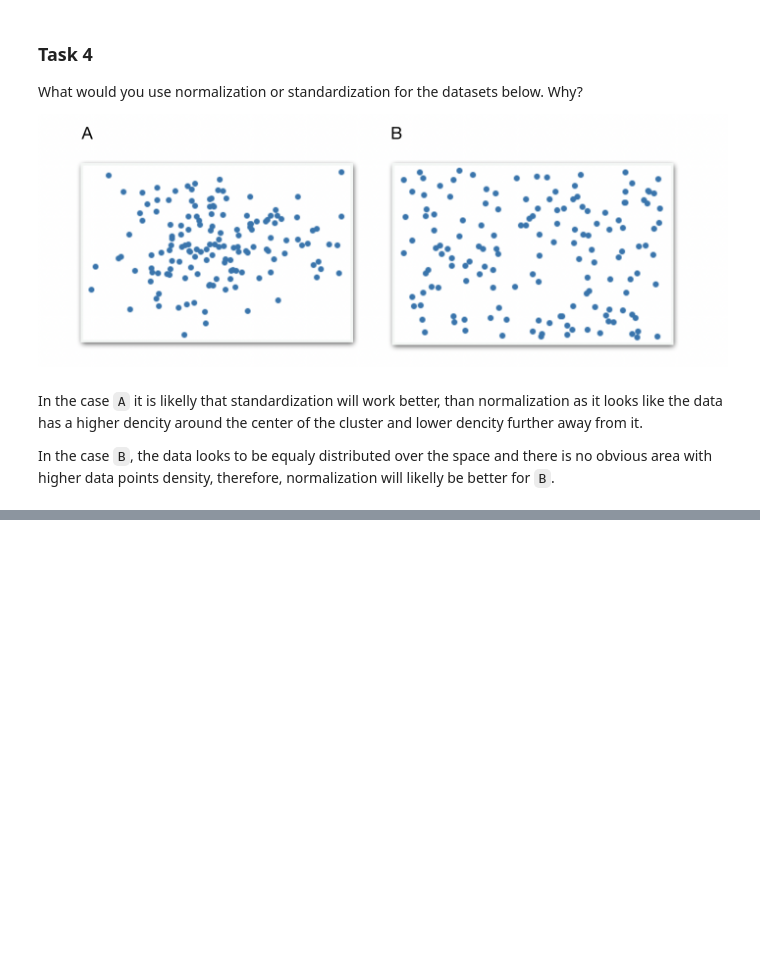
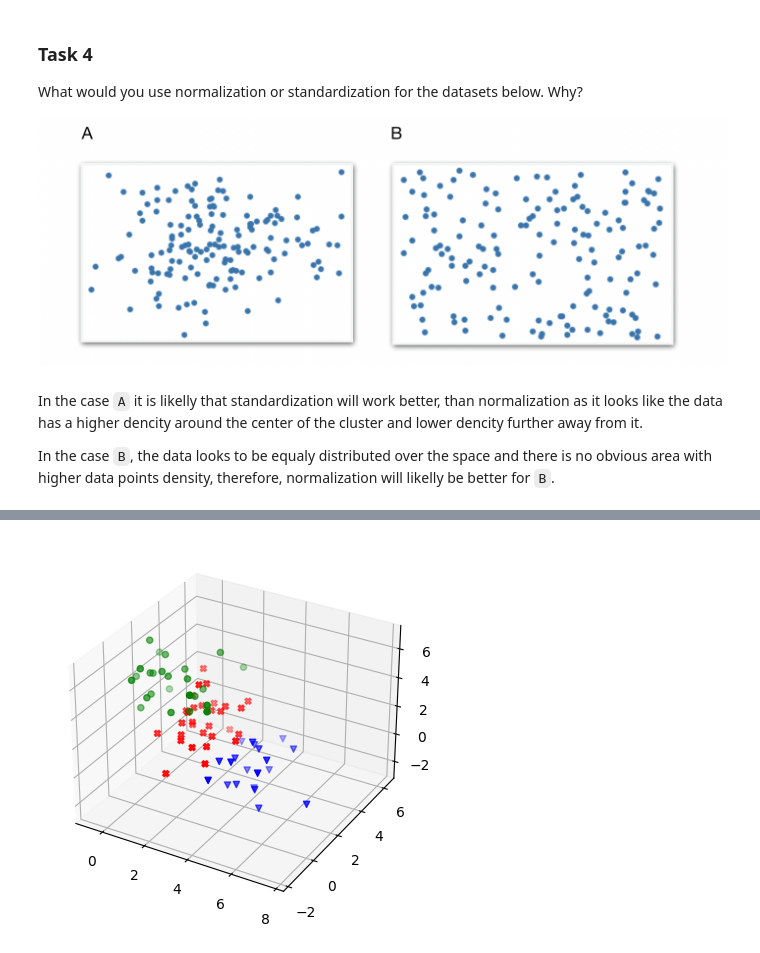
Before and after one commit to ospikovets/linear-algebra-projector, a Jupyter notebook: Pikovets_HW_2_Linear_Algebra.ipynb, the cells around one changed output, grey strips where cells are left out. Saved outputs shown, nothing was run; the diff lists cells and outputs as text; code cells hidden in the pictures; blank space fills up the shorter version.

```diff
--- a/Pikovets_HW_2_Linear_Algebra.ipynb
+++ b/Pikovets_HW_2_Linear_Algebra.ipynb
@@ -320,0 +366,18 @@ In the case `B`, the data looks to be equaly distributed over the space and ther
+# %%
+# From the above figure, chosing the number of clusters to be 3
+m = KMeans(3, n_init="auto")
+
+clusters = m.fit_predict(X)
+markers = ['X', 'o', 'v']
+colors = ["r", "g", "b"]
+
+fig = plt.figure()
+ax = fig.add_subplot(projection='3d')
+
+for cluster, (color, marker) in enumerate(zip(colors, markers)):
+  CX = X[clusters == cluster]
+  ax.scatter(CX.T[0], CX.T[1], CX.T[2], marker=marker, c=color)
+
+plt.show()
+# %% [output]
+[figure, added]
```
Also changed, not shown: parts of 7 cells of this notebook.
